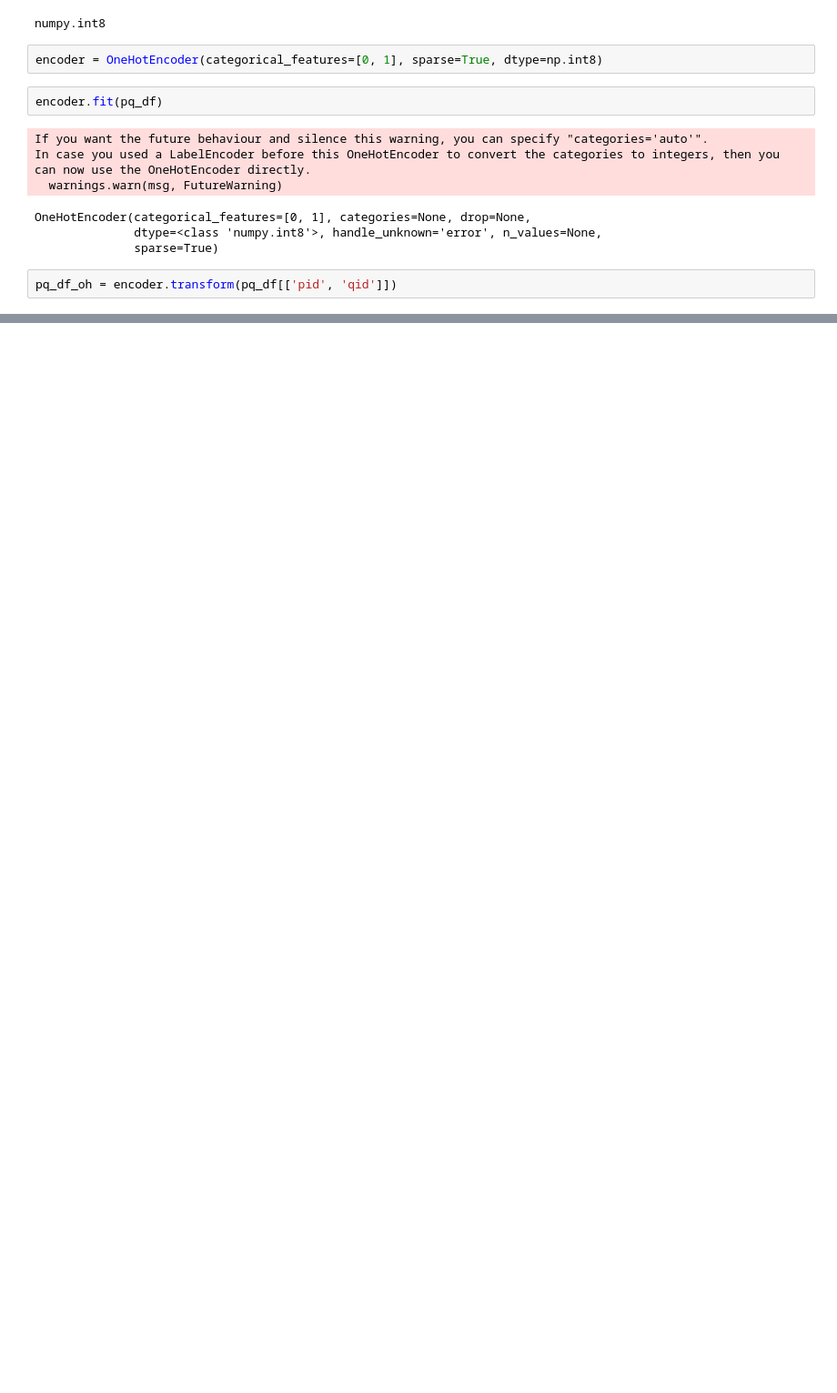
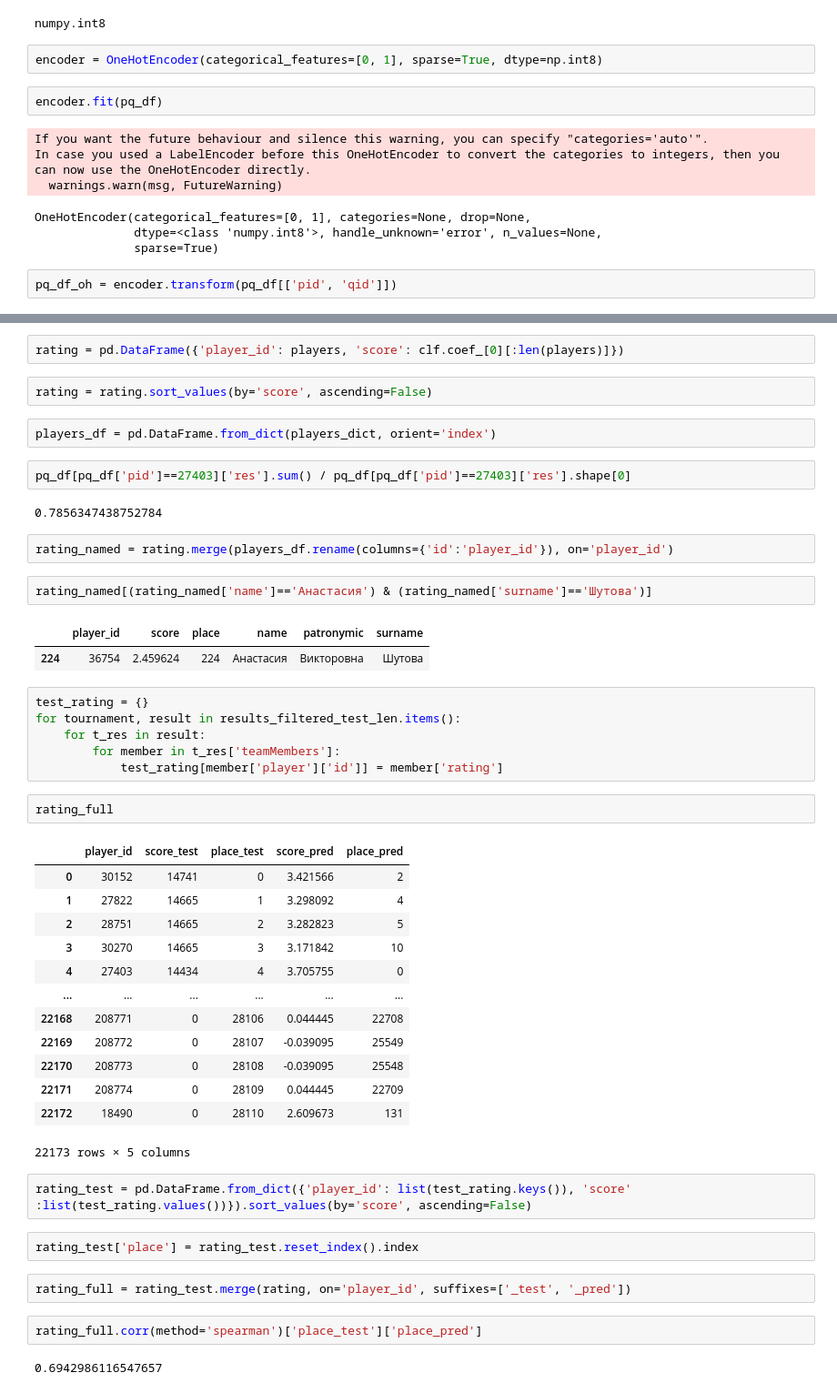
Before and after one commit to tazizov/some_ml_notebooks, a Jupyter notebook: hw2/first.ipynb, the cells around one changed output, grey strips where cells are left out. Shown: that part at 91% size. Drawn from its saved outputs; the diff is of its cells as text; blank space fills up the shorter version.

```diff
--- a/hw2/first.ipynb
+++ b/hw2/first.ipynb
@@ -113,0 +128,49 @@ LogisticRegression(C=1.0, class_weight=None, dual=False, fit_intercept=True,
+# %%
+rating = pd.DataFrame({'player_id': players, 'score': clf.coef_[0][:len(players)]})
+# %%
+rating = rating.sort_values(by='score', ascending=False)
+# %%
+players_df = pd.DataFrame.from_dict(players_dict, orient='index')
+# %%
+pq_df[pq_df['pid']==27403]['res'].sum() / pq_df[pq_df['pid']==27403]['res'].shape[0]
+# %% [output]
+0.7856347438752784
+# %%
+rating_named = rating.merge(players_df.rename(columns={'id':'player_id'}), on='player_id')
+# %%
+rating_named[(rating_named['name']=='Анастасия') & (rating_named['surname']=='Шутова')]
+# %% [output]
+|  | player_id | score | place | name | patronymic | surname |
+| 224 | 36754 | 2.459624 | 224 | Анастасия | Викторовна | Шутова |
+# %%
+test_rating = {}
+for tournament, result in results_filtered_test_len.items():
+    for t_res in result:
+        for member in t_res['teamMembers']:
+            test_rating[member['player']['id']] = member['rating']
+# %%
+rating_full
+# %% [output]
+|  | player_id | score_test | place_test | score_pred | place_pred |
+| 0 | 30152 | 14741 | 0 | 3.421566 | 2 |
+| 1 | 27822 | 14665 | 1 | 3.298092 | 4 |
+| 2 | 28751 | 14665 | 2 | 3.282823 | 5 |
+| 3 | 30270 | 14665 | 3 | 3.171842 | 10 |
+| 4 | 27403 | 14434 | 4 | 3.705755 | 0 |
+| ... | ... | ... | ... | ... | ... |
+| 22168 | 208771 | 0 | 28106 | 0.044445 | 22708 |
+| 22169 | 208772 | 0 | 28107 | -0.039095 | 25549 |
+| 22170 | 208773 | 0 | 28108 | -0.039095 | 25548 |
+| 22171 | 208774 | 0 | 28109 | 0.044445 | 22709 |
+| 22172 | 18490 | 0 | 28110 | 2.609673 | 131 |
+22173 rows × 5 columns
+# %%
+rating_test = pd.DataFrame.from_dict({'player_id': list(test_rating.keys()), 'score' :list(test_rating.values())}).sort_values(by='score', ascending=False)
+# %%
+rating_test['place'] = rating_test.reset_index().index
+# %%
+rating_full = rating_test.merge(rating, on='player_id', suffixes=['_test', '_pred'])
+# %%
+rating_full.corr(method='spearman')['place_test']['place_pred']
+# %% [output]
+0.6942986116547657
```
Also changed, not shown: parts of 24 cells of this notebook.
